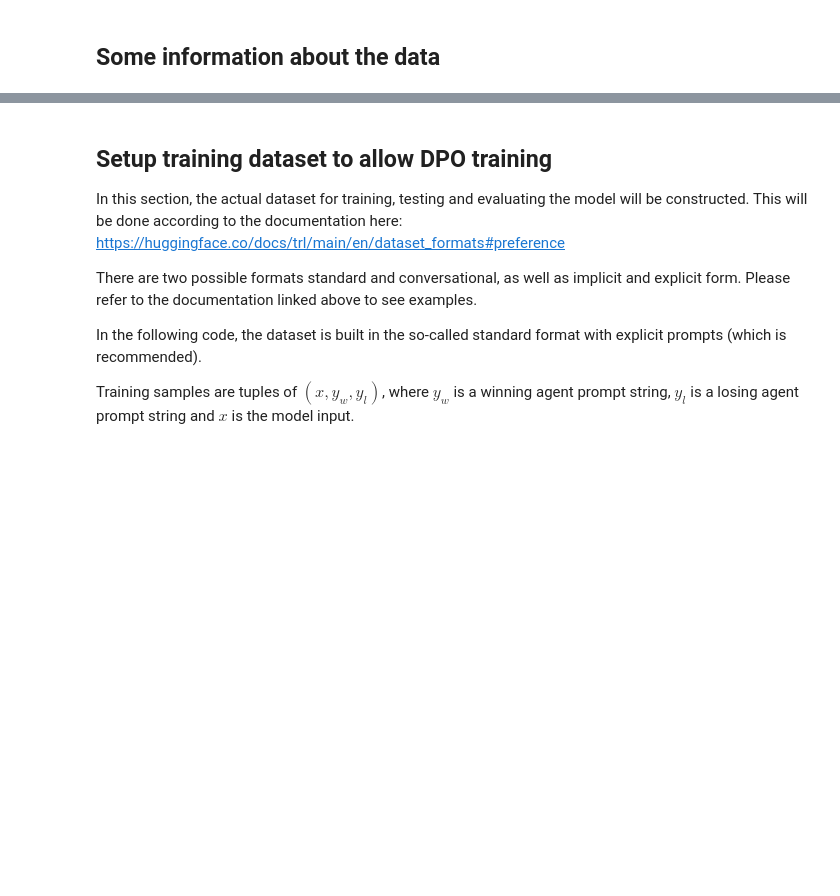
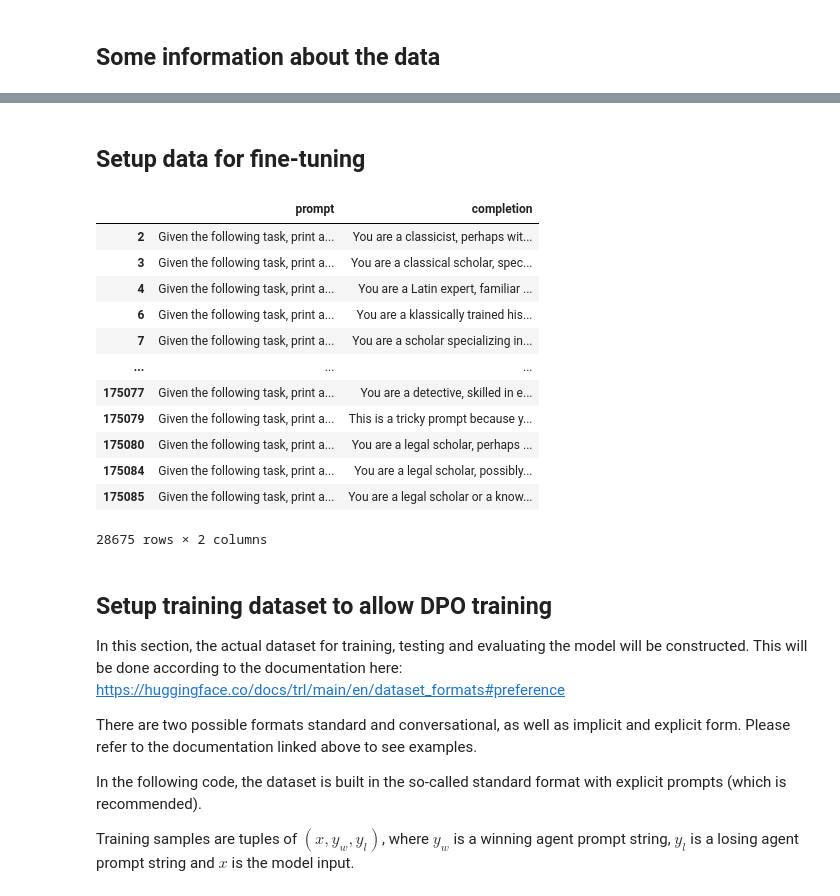
Before and after one commit to nicomu99/practical-course2, a Jupyter notebook: data_preprocessing.ipynb, the cells around one changed output, grey strips where cells are left out. Drawn from its saved outputs; the diff is of its cells as text; code cells hidden in the pictures; blank space fills up the shorter version.

Commit message:
Add fine tune data processing

```diff
--- a/data_preprocessing.ipynb
+++ b/data_preprocessing.ipynb
@@ -51,6 +52,20 @@ data['input'] = data['input'].apply(lambda x: x.replace('<end_of_turn>\n<start_o
 # %% [markdown]
 ## Remove any duplicates
 # %%
+data['agent'] = data['agent'].str.split('\n\n').str[0]
+def clean_agent(text):
+    # Truncate after double new line
+    text = text.split('\n\n')[0]
+
+    # Remove Markdown text styles
+    text = re.sub(r'(\*\*|\*|__|_)(.*?)\1', r'\2', text)
+
+    # Remove multiple whitespaces
+    text = re.sub(r'\s+', ' ', text)
+    return text.strip()
+
+# Apply the function to the 'agent' column
+data['agent'] = data['agent'].apply(clean_agent)
 data_unique = data.drop_duplicates(subset=['input', 'agent'], keep='first')
 # %% [markdown]
 ## Check outcome
@@ -136,0 +152,26 @@ Number of losing agents: 31253
+# %% [markdown]
+## Setup data for fine-tuning
+# %%
+fine_tune_data = data_filtered[data_filtered['score'] == 1]
+fine_tune_data = fine_tune_data[fine_tune_data['agent'] != '']
+# %%
+finetune_task_string = 'Given the following task, print a suitable agent string that will answer it as good as possible: '
+fine_tune_data['prompt'] = finetune_task_string + fine_tune_data['input'].str.strip() + "\n"
+fine_tune_data['completion'] = " " + fine_tune_data['agent'].str.strip()
+# %%
+fine_tune_data = fine_tune_data[['prompt', 'completion']]
+fine_tune_data
+# %% [output]
+|  | prompt | completion |
+| 2 | Given the following task, print a... | You are a classicist, perhaps wit... |
+| 3 | Given the following task, print a... | You are a classical scholar, spec... |
+| 4 | Given the following task, print a... | You are a Latin expert, familiar ... |
+| 6 | Given the following task, print a... | You are a klassically trained his... |
+| 7 | Given the following task, print a... | You are a scholar specializing in... |
+| ... | ... | ... |
+| 175077 | Given the following task, print a... | You are a detective, skilled in e... |
+| 175079 | Given the following task, print a... | This is a tricky prompt because y... |
+| 175080 | Given the following task, print a... | You are a legal scholar, perhaps ... |
+| 175084 | Given the following task, print a... | You are a legal scholar, possibly... |
+| 175085 | Given the following task, print a... | You are a legal scholar or a know... |
+28675 rows × 2 columns
```
Also changed, not shown: parts of 9 cells of this notebook.
